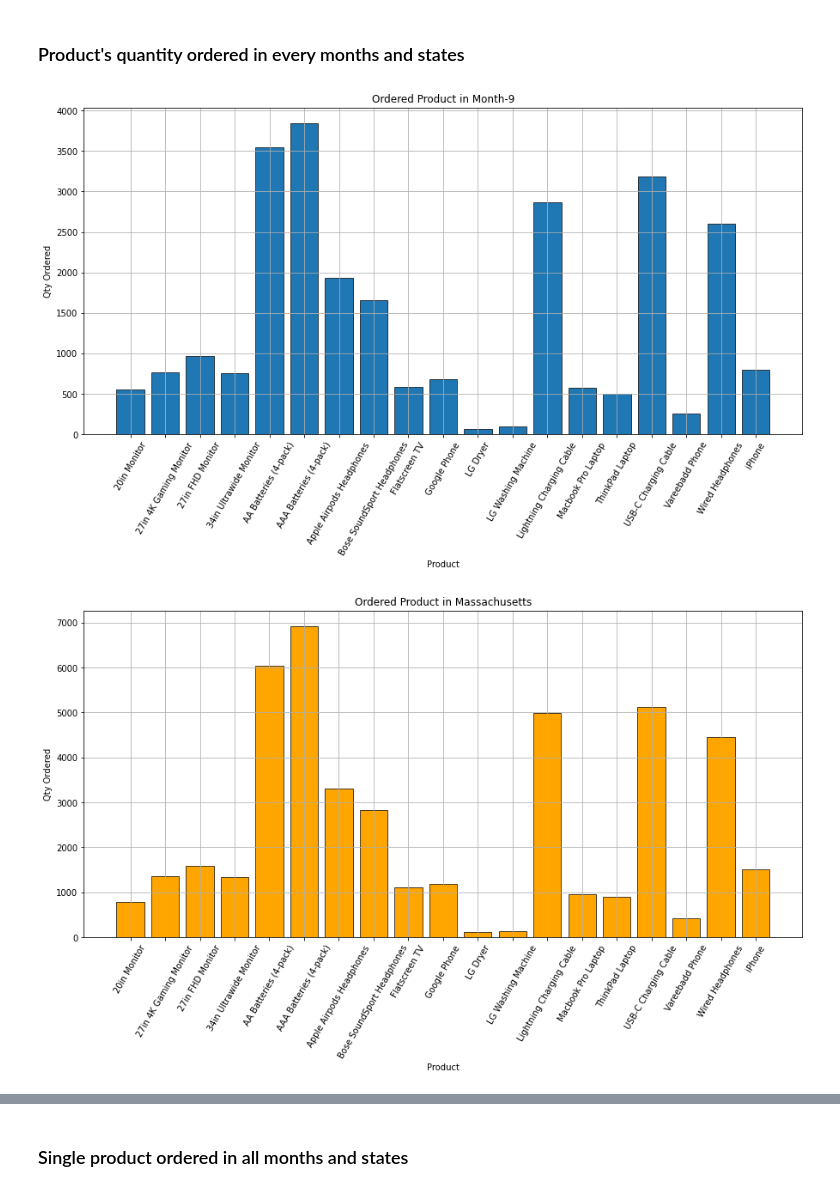
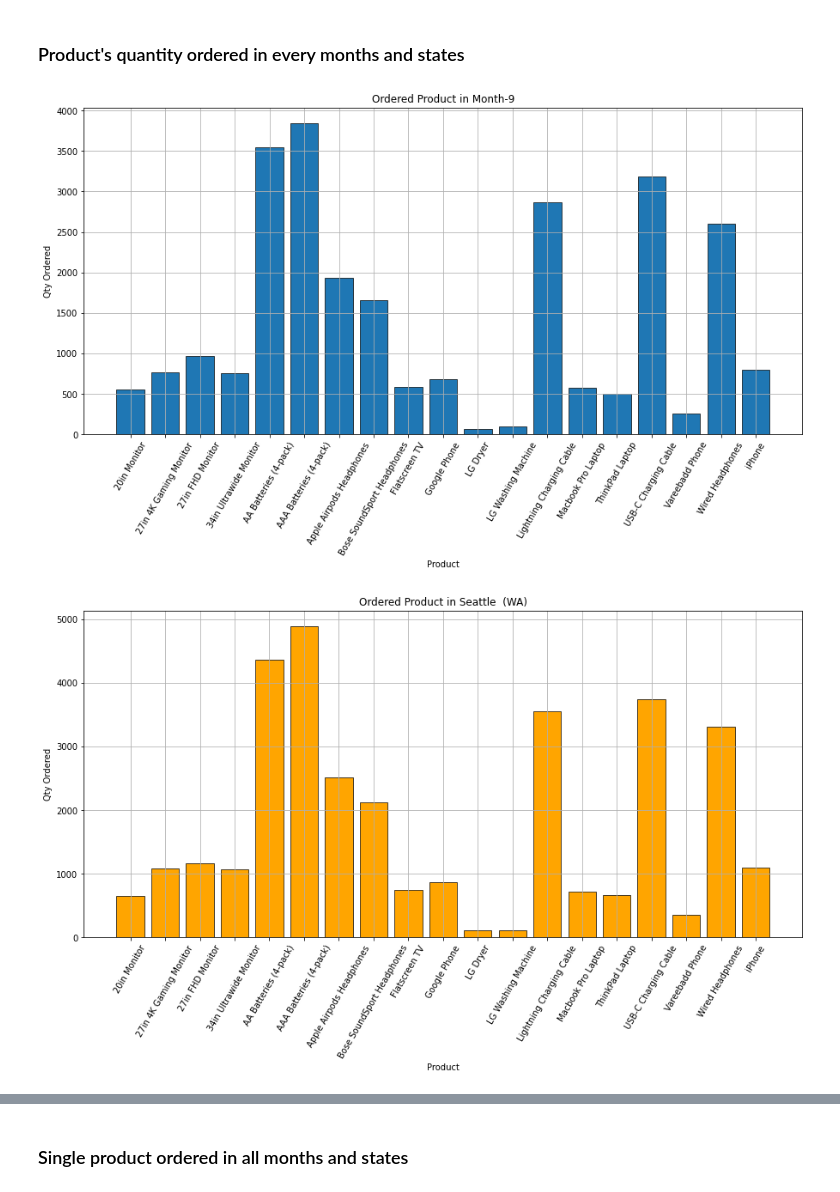
Before and after one commit to MuhammadYusron1/BigData-n-Analytics, a Jupyter notebook: electronics-store-sales-analysis/store_sales_analysis.ipynb, the cells around one changed output, grey strips where cells are left out. Cells and saved outputs as stored; diff of their text form; code cells hidden in the pictures.

```diff
--- a/electronics-store-sales-analysis/store_sales_analysis.ipynb
+++ b/electronics-store-sales-analysis/store_sales_analysis.ipynb
@@ -159,10 +159,18 @@ memory usage: 22.7+ MB
 # %%
 US_state = {"TX" : "Texas", "MA" : "Massachusetts", "CA" : "California", "WA" : "Washington", "GA" : "Georgia", "NY" : "New York", "OR" : "Oregon", "ME" : "Maine"}
 
-sales_df["City"] = sales_df["Purchase Address"].str.split(",").str.get(1)
+# Create City Column
+def get_city(address):
+    return address.split(",")[1].strip(" ")
+
+def get_state(address):
+    return address.split(",")[2].split(" ")[1]
+
+sales_df['City'] = sales_df['Purchase Address'].apply(lambda x: f"{get_city(x)}  ({get_state(x)})")
+
+# Create State Column
 sales_df["State"] = sales_df["Purchase Address"].str.split(",").str.get(2)
 sales_df["State"] = sales_df["State"].str.split(" ").str.get(1).replace(US_state)
 
-sales_df["City"].unique()
-sales_df["State"]
+sales_df[sales_df["State"] == "Oregon"]
 # %% [output]
@@ -286,33 +296,33 @@ Name: City, dtype: int64
 # %%
 # In Months
 productMonth = sales_df[sales_df["datetime"].dt.month == 9].groupby("Product")[["Quantity Ordered", "Price Each"]].sum()
 
 # In Every States
-productStates = sales_df[sales_df["State"] == "Massachusetts"].groupby("Product")[["Quantity Ordered", "Price Each"]].sum()
+productCity = sales_df[sales_df["City"] == "Seattle  (WA)"].groupby("Product")[["Quantity Ordered", "Price Each"]].sum()
 
 fig1, ax = plt.subplots(figsize=(15,7))
 plt.title("Ordered Product in Month-9")
 plt.xlabel("Product")
 plt.ylabel("Qty Ordered")
 plt.xticks(rotation=60)
 plt.grid(True)
 ax.bar(productMonth.index, productMonth["Quantity Ordered"], edgecolor="black", linewidth=0.7)
 # ax.set(xticks=np.arrange(1, 8), yticks=np.arrange(1, 8))
 
 fig2, ax = plt.subplots(figsize=(15,7))
-plt.title("Ordered Product in Massachusetts")
+plt.title("Ordered Product in Seattle  (WA)")
 plt.xlabel("Product")
 plt.ylabel("Qty Ordered")
 plt.xticks(rotation=60)
 plt.grid(True)
-ax.bar(productStates.index, productStates["Quantity Ordered"], edgecolor="black", linewidth=0.7, color="Orange")
+ax.bar(productCity.index, productCity["Quantity Ordered"], edgecolor="black", linewidth=0.7, color="Orange")
 # ax.set(xticks=np.arrange(1, 8), yticks=np.arrange(1, 8))
 
 plt.show()
 
-productStates
+productCity
 # %% [output]
 [figure]
-[figure, old version]
+[figure, new version]
 |  | Quantity Ordered | Price Each |
 | Product |  |  |
```
Also changed, not shown: parts of 7 cells of this notebook.
